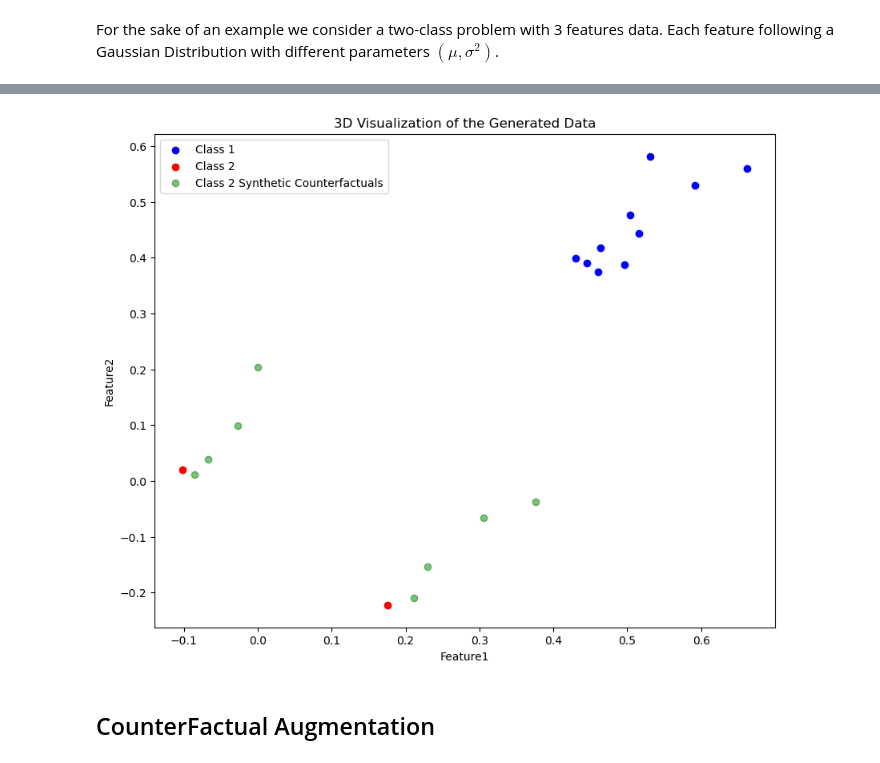
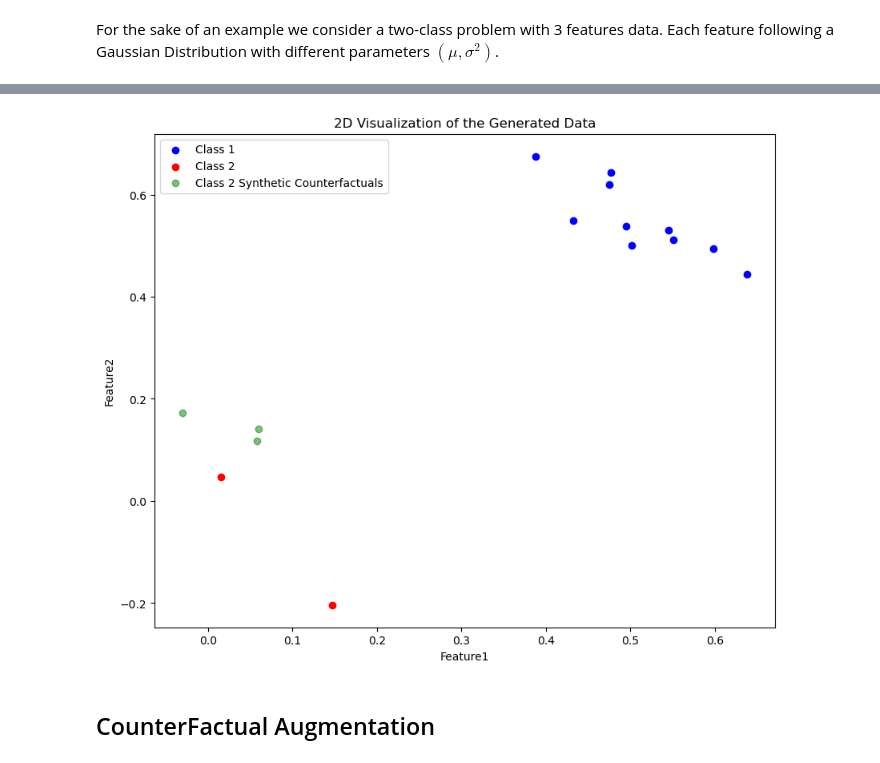
Before and after one commit to DorianJoubaud/CounterFactualAugmentation-CFA, a Jupyter notebook: cfaExample.ipynb, the cells around one changed output, grey strips where cells are left out. Cells and saved outputs as stored; diff of their text form; code cells hidden in the pictures.

```diff
--- a/cfaExample.ipynb
+++ b/cfaExample.ipynb
@@ -119,0 +109,10 @@ df_cfa
+# %%
+# Creating CFA synthetic counterfactuals data
+# For this example we fix tol very high to show that the algorithm works
+
+cfa = CFA(fd=2, tol=0.6)
+
+X = df[['Feature1', 'Feature2']].values
+y = df['Class'].values
+synthetic_counterfactuals, classes, synth_labels = cfa.run_cfa(X, y, get_synt_labels=True)
+synthetic_counterfactuals.shape
@@ -119,0 +121,5 @@ df_cfa
+# %%
+df_cfa = pd.DataFrame(synthetic_counterfactuals, columns=['Feature1', 'Feature2'])
+df_cfa['Class'] = classes
+df_cfa['Synthetic'] = synth_labels
+df_cfa
@@ -120,27 +143,27 @@ df_cfa
 # %%
-# 3D Plotting (with synthetic counterfactuals alpha = 0.5)
+# 2D Plotting (with synthetic counterfactuals alpha = 0.5)
 fig = plt.figure(figsize=(10, 8))
 ax = fig.add_subplot(111)
 
 #plot points from class 1
 ax.scatter(df_cfa[df_cfa['Class'] == 1]['Feature1'], df_cfa[df_cfa['Class'] == 1]['Feature2'], color='blue', label='Class 1')
 #plot point from class 2 not synthetic counterfactuals
 ax.scatter(df_cfa[(df_cfa['Class'] == 2) & (df_cfa['Synthetic'] == 0)]['Feature1'], df_cfa[(df_cfa['Class'] == 2) & (df_cfa['Synthetic'] == 0)]['Feature2'], color='red', label='Class 2')
 
 #plot point from class 2 synthetic counterfactuals
 ax.scatter(df_cfa[(df_cfa['Class'] == 2) & (df_cfa['Synthetic'] == 1)]['Feature1'], df_cfa[(df_cfa['Class'] == 2) & (df_cfa['Synthetic'] == 1)]['Feature2'], color='green', alpha=0.5, label='Class 2 Synthetic Counterfactuals')
 
 
 
 ax.set_xlabel('Feature1')
 ax.set_ylabel('Feature2')
 
-ax.set_title('3D Visualization of the Generated Data')
+ax.set_title('2D Visualization of the Generated Data')
 ax.legend()
 
 plt.show()
 # %% [output]
-[figure, old version]
+[figure, new version]
 # %% [markdown]
 ## CounterFactual Augmentation
 # %% [markdown]
```
Also changed, not shown: parts of 8 cells of this notebook, 1 other file.
